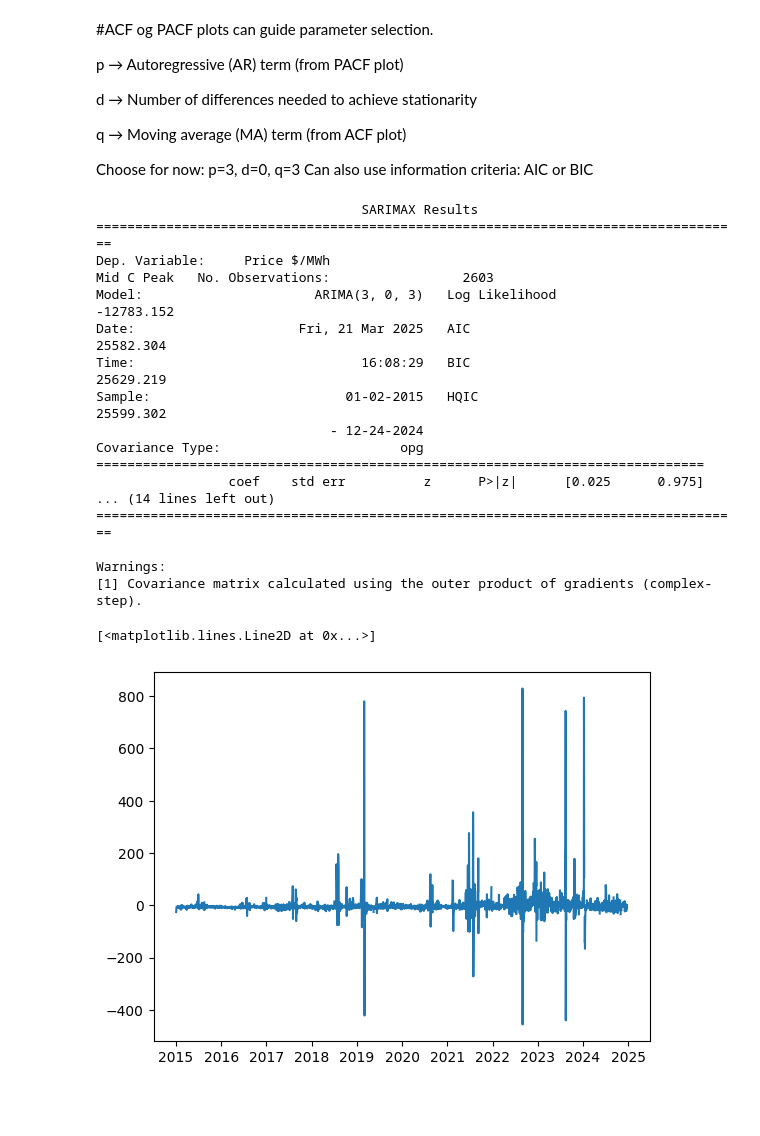
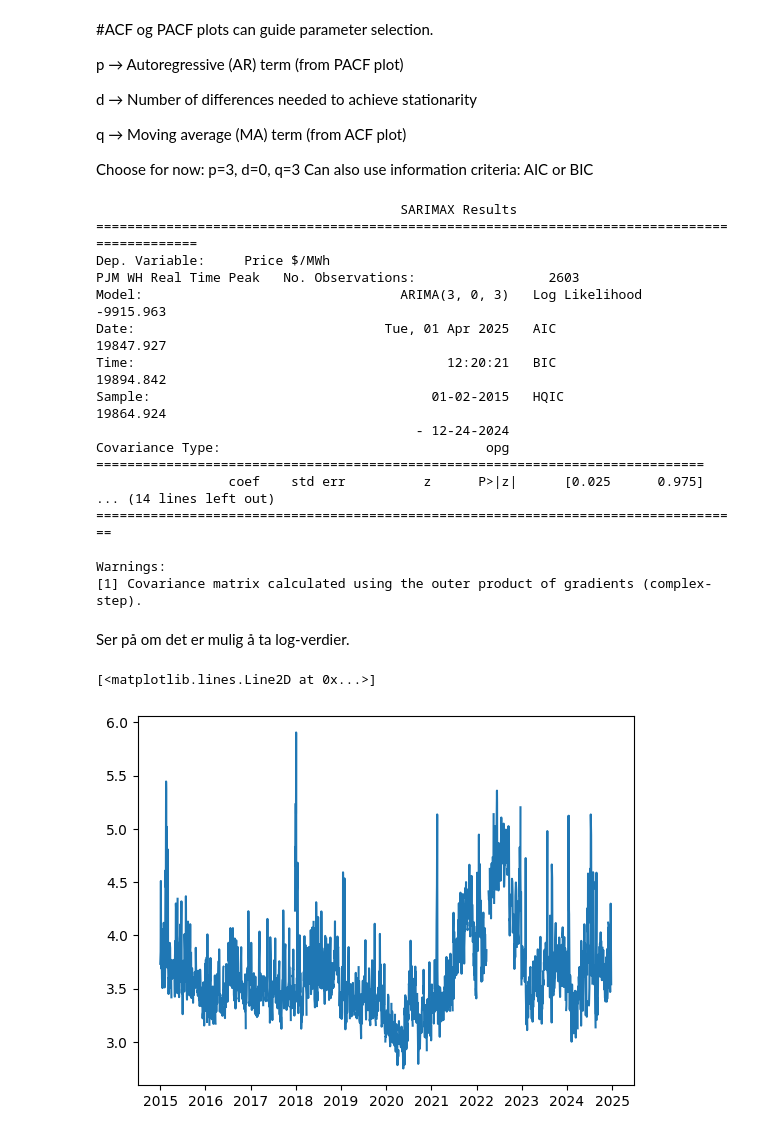
Before and after one commit to kfkhaug/TIO4317_spring25_project, a Jupyter notebook: modelling.ipynb, the cells around one changed output. Saved outputs shown, nothing was run; the diff lists cells and outputs as text; code cells hidden in the pictures; blank space fills up the shorter version.

```diff
--- a/modelling.ipynb
+++ b/modelling.ipynb
@@ -85,23 +119,23 @@ p = 3
 d = 0
 q = 3
 
-model = ARIMA(el_price_mid_C, order=(p, d, q))
+model = ARIMA(el_price, order=(p, d, q))
 model_fit = model.fit()
 
 print(model_fit.summary())
 
 #Det er noe error her...i forhold til non-stationarity.
 # %% [output]
-                                  SARIMAX Results
-===================================================================================
+                                       SARIMAX Results
+==============================================================================================
 Dep. Variable:     Price $/MWh
-Mid C Peak   No. Observations:                 2603
-Model:                      ARIMA(3, 0, 3)   Log Likelihood              -12783.152
-Date:                     Fri, 21 Mar 2025   AIC                          25582.304
-Time:                             16:08:29   BIC                          25629.219
-Sample:                         01-02-2015   HQIC                         25599.302
-                              - 12-24-2024
-Covariance Type:                       opg
+PJM WH Real Time Peak   No. Observations:                 2603
+Model:                                 ARIMA(3, 0, 3)   Log Likelihood               -9915.963
+Date:                                Tue, 01 Apr 2025   AIC                          19847.927
+Time:                                        12:20:21   BIC                          19894.842
+Sample:                                    01-02-2015   HQIC                         19864.924
+                                         - 12-24-2024
+Covariance Type:                                  opg
 ==============================================================================
                  coef    std err          z      P>|z|      [0.025      0.975]
 ... (14 lines left out)
@@ -109,9 +143,16 @@ Covariance Type:                       opg
 
 Warnings:
 [1] Covariance matrix calculated using the outer product of gradients (complex-step).
-# %%
-plt.plot(model_fit.resid)
-plt.title("Residuals from ARIMA(3,0,3)")
-# %% [output]
-[<matplotlib.lines.Line2D at 0x...>]
-[figure, removed]
+# %% [markdown]
+Ser på om det er mulig å ta log-verdier.
+# %%
+df = pd.DataFrame(el_price)
+df["Log_Values"] = np.log(df["Price $/MWh \nPJM WH Real Time Peak"].replace(0, np.nan))
+el_price_log = df["Log_Values"].asfreq('B')
+el_price_log
+
+plt.plot(el_price_log)
+#plt.plot(el_price)
+# %% [output]
+[<matplotlib.lines.Line2D at 0x...>]
+[figure, added]
```
Also changed, not shown: parts of 17 cells of this notebook.
